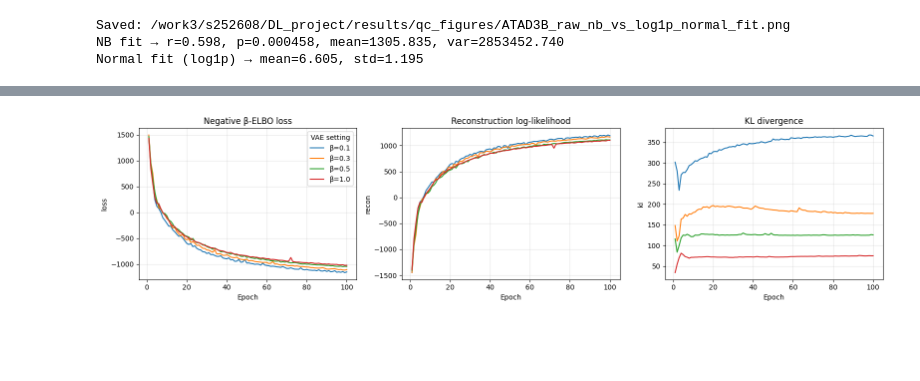
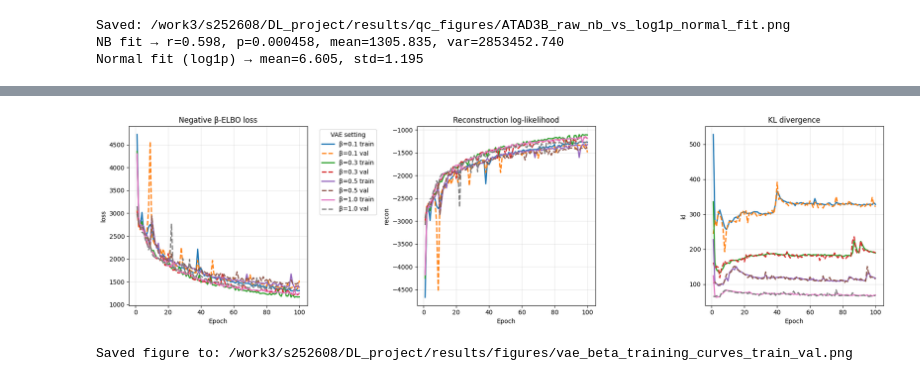
Before and after one commit to magordin/DL_project, a Jupyter notebook: notebooks/data_exploration_2.ipynb, the cells around one changed output, grey strips where cells are left out. Saved outputs shown, nothing was run; the diff lists cells and outputs as text; code cells hidden in the pictures; blank space fills up the shorter version.

Commit message:
VAE data exploration done

```diff
--- a/notebooks/data_exploration_2.ipynb
+++ b/notebooks/data_exploration_2.ipynb
@@ -787,42 +874,77 @@ Normal fit (log1p) → mean=6.605, std=1.195
 # %%
 import pandas as pd
 import matplotlib.pyplot as plt
 from pathlib import Path
 
-history_dir = Path("/work3/s252608/DL_project/results/vae_history")
-files = sorted(history_dir.glob("bulk_vae_dim128_beta*.csv"))
+
+history_dir = Path("/work3/s252608/DL_project/data/representations/")
+files = sorted(history_dir.glob("bulk_vae_dim128_beta*_history.csv"))
 
 histories = []
 
 for f in files:
     df = pd.read_csv(f)
+
     beta = df["beta"].iloc[0]
     df["beta_label"] = f"β={beta}"
+
     histories.append(df)
 
 history = pd.concat(histories, ignore_index=True)
 
-metrics = ["loss", "recon", "kl"]
-titles = ["Negative β-ELBO loss", "Reconstruction log-likelihood", "KL divergence"]
 
-fig, axes = plt.subplots(1, 3, figsize=(16, 4), sharex=True)
+metrics = [
+    ("loss", "Negative β-ELBO loss"),
+    ("recon", "Reconstruction log-likelihood"),
+    ("kl", "KL divergence"),
+]
 
-for ax, metric, title in zip(axes, metrics, titles):
+fig, axes = plt.subplots(1, 3, figsize=(18, 5), sharex=True)
+
+for ax, (metric, title) in zip(axes, metrics):
+
     for beta_label, df_beta in history.groupby("beta_label"):
-        ax.plot(df_beta["epoch"], df_beta[metric], label=beta_label)
+
+        ax.plot(
+            df_beta["epoch"],
+            df_beta[f"train_{metric}"],
+            label=f"{beta_label} train",
+            linewidth=2,
+        )
+
+        ax.plot(
+            df_beta["epoch"],
+            df_beta[f"val_{metric}"],
+            linestyle="--",
+            label=f"{beta_label} val",
+            linewidth=2,
+        )
 
     ax.set_title(title)
     ax.set_xlabel("Epoch")
     ax.set_ylabel(metric)
     ax.grid(True, alpha=0.3)
 
-axes[0].legend(title="VAE setting")
+axes[0].legend(
+    title="VAE setting",
+    bbox_to_anchor=(1.05, 1),
+    loc="upper left",
+)
 
 plt.tight_layout()
-plt.savefig("/work3/s252608/DL_project/results/vae_history/vae_beta_training_curves.png", dpi=300)
+
+out_path = (
+    "/work3/s252608/DL_project/results/figures/"
+    "vae_beta_training_curves_train_val.png"
+)
+
+plt.savefig(out_path, dpi=300, bbox_inches="tight")
 plt.show()
+
+print(f"Saved figure to: {out_path}")
 # %% [output]
-[figure, old version]
+[figure, new version]
+Saved figure to: /work3/s252608/DL_project/results/figures/vae_beta_training_curves_train_val.png
 # %%
 import numpy as np
 import pandas as pd
```
Also changed, not shown: parts of 3 cells of this notebook.
